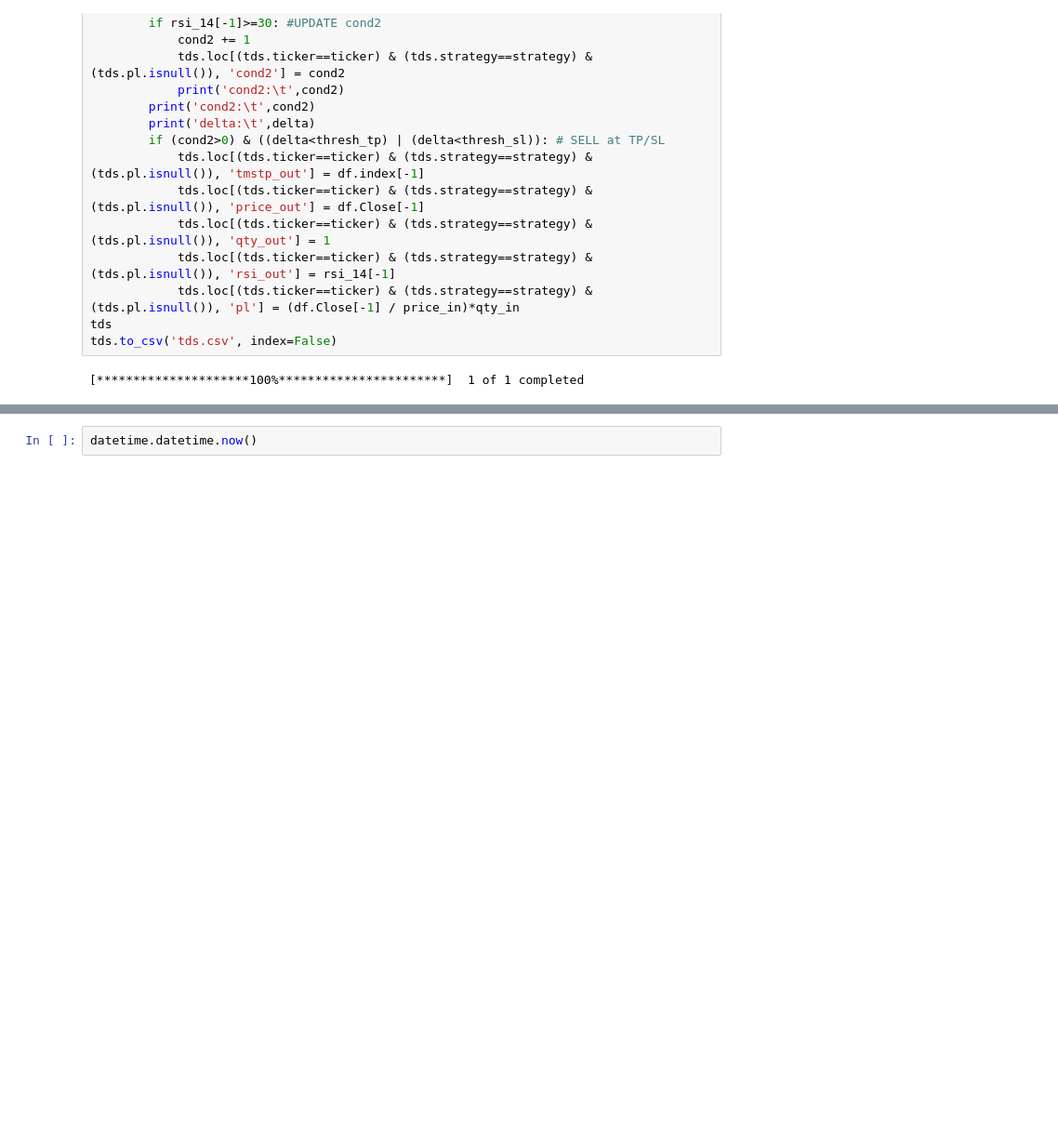
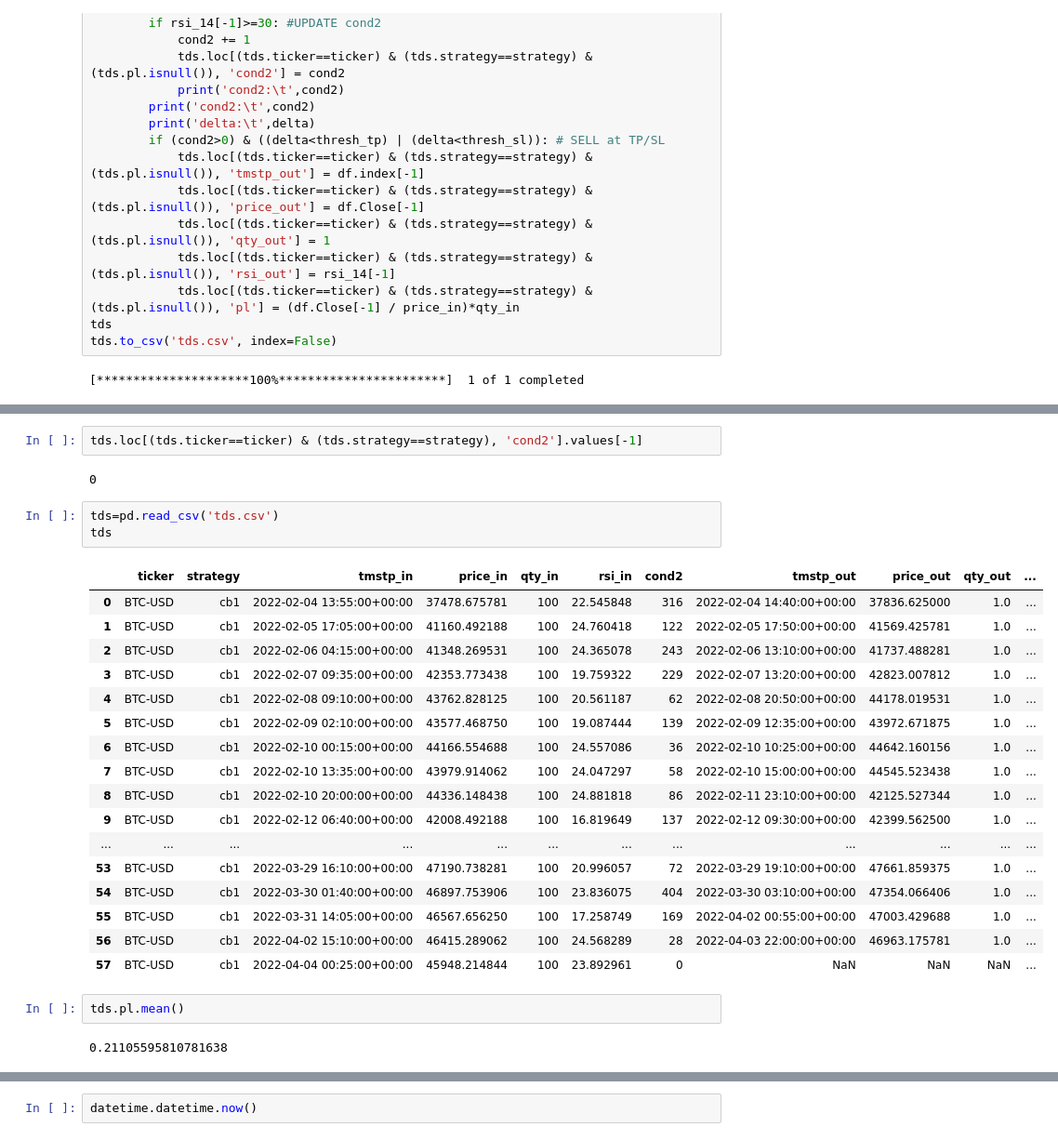
Before and after one commit to sjuanandres0/Chewbacca, a Jupyter notebook: chewie_playground.ipynb, the cells around one changed output, grey strips where cells are left out. Shown: that part at 93% size. Saved outputs shown, nothing was run; the diff lists cells and outputs as text; blank space fills up the shorter version.

```diff
--- a/chewie_playground.ipynb
+++ b/chewie_playground.ipynb
@@ -682,0 +801,29 @@ tds.to_csv('tds.csv', index=False)
+# %%
+tds.loc[(tds.ticker==ticker) & (tds.strategy==strategy), 'cond2'].values[-1]
+# %% [output]
+0
+# %%
+tds=pd.read_csv('tds.csv')
+tds
+# %% [output]
+|  | ticker | strategy | tmstp_in | price_in | qty_in | rsi_in | cond2 | tmstp_out | price_out | qty_out | ... |
+| 0 | BTC-USD | cb1 | 2022-02-04 13:55:00+00:00 | 37478.675781 | 100 | 22.545848 | 316 | 2022-02-04 14:40:00+00:00 | 37836.625000 | 1.0 | ... |
+| 1 | BTC-USD | cb1 | 2022-02-05 17:05:00+00:00 | 41160.492188 | 100 | 24.760418 | 122 | 2022-02-05 17:50:00+00:00 | 41569.425781 | 1.0 | ... |
+| 2 | BTC-USD | cb1 | 2022-02-06 04:15:00+00:00 | 41348.269531 | 100 | 24.365078 | 243 | 2022-02-06 13:10:00+00:00 | 41737.488281 | 1.0 | ... |
+| 3 | BTC-USD | cb1 | 2022-02-07 09:35:00+00:00 | 42353.773438 | 100 | 19.759322 | 229 | 2022-02-07 13:20:00+00:00 | 42823.007812 | 1.0 | ... |
+| 4 | BTC-USD | cb1 | 2022-02-08 09:10:00+00:00 | 43762.828125 | 100 | 20.561187 | 62 | 2022-02-08 20:50:00+00:00 | 44178.019531 | 1.0 | ... |
+| 5 | BTC-USD | cb1 | 2022-02-09 02:10:00+00:00 | 43577.468750 | 100 | 19.087444 | 139 | 2022-02-09 12:35:00+00:00 | 43972.671875 | 1.0 | ... |
+| 6 | BTC-USD | cb1 | 2022-02-10 00:15:00+00:00 | 44166.554688 | 100 | 24.557086 | 36 | 2022-02-10 10:25:00+00:00 | 44642.160156 | 1.0 | ... |
+| 7 | BTC-USD | cb1 | 2022-02-10 13:35:00+00:00 | 43979.914062 | 100 | 24.047297 | 58 | 2022-02-10 15:00:00+00:00 | 44545.523438 | 1.0 | ... |
+| 8 | BTC-USD | cb1 | 2022-02-10 20:00:00+00:00 | 44336.148438 | 100 | 24.881818 | 86 | 2022-02-11 23:10:00+00:00 | 42125.527344 | 1.0 | ... |
+| 9 | BTC-USD | cb1 | 2022-02-12 06:40:00+00:00 | 42008.492188 | 100 | 16.819649 | 137 | 2022-02-12 09:30:00+00:00 | 42399.562500 | 1.0 | ... |
+| ... | ... | ... | ... | ... | ... | ... | ... | ... | ... | ... | ... |
+| 53 | BTC-USD | cb1 | 2022-03-29 16:10:00+00:00 | 47190.738281 | 100 | 20.996057 | 72 | 2022-03-29 19:10:00+00:00 | 47661.859375 | 1.0 | ... |
+| 54 | BTC-USD | cb1 | 2022-03-30 01:40:00+00:00 | 46897.753906 | 100 | 23.836075 | 404 | 2022-03-30 03:10:00+00:00 | 47354.066406 | 1.0 | ... |
+| 55 | BTC-USD | cb1 | 2022-03-31 14:05:00+00:00 | 46567.656250 | 100 | 17.258749 | 169 | 2022-04-02 00:55:00+00:00 | 47003.429688 | 1.0 | ... |
+| 56 | BTC-USD | cb1 | 2022-04-02 15:10:00+00:00 | 46415.289062 | 100 | 24.568289 | 28 | 2022-04-03 22:00:00+00:00 | 46963.175781 | 1.0 | ... |
+| 57 | BTC-USD | cb1 | 2022-04-04 00:25:00+00:00 | 45948.214844 | 100 | 23.892961 | 0 | NaN | NaN | NaN | ... |
+# %%
+tds.pl.mean()
+# %% [output]
+0.21105595810781638
```
Also changed, not shown: parts of 21 cells of this notebook, 4 other files.
